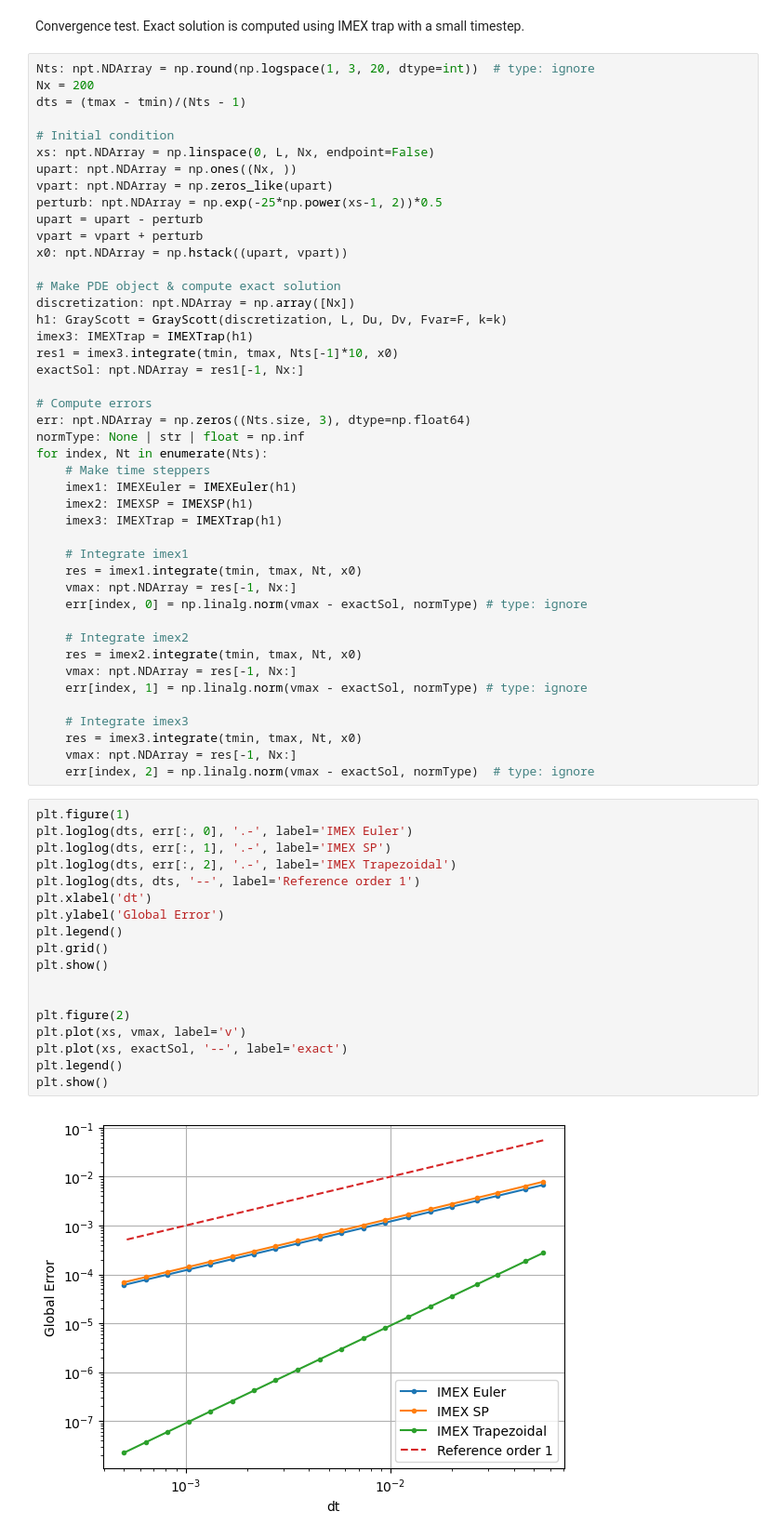
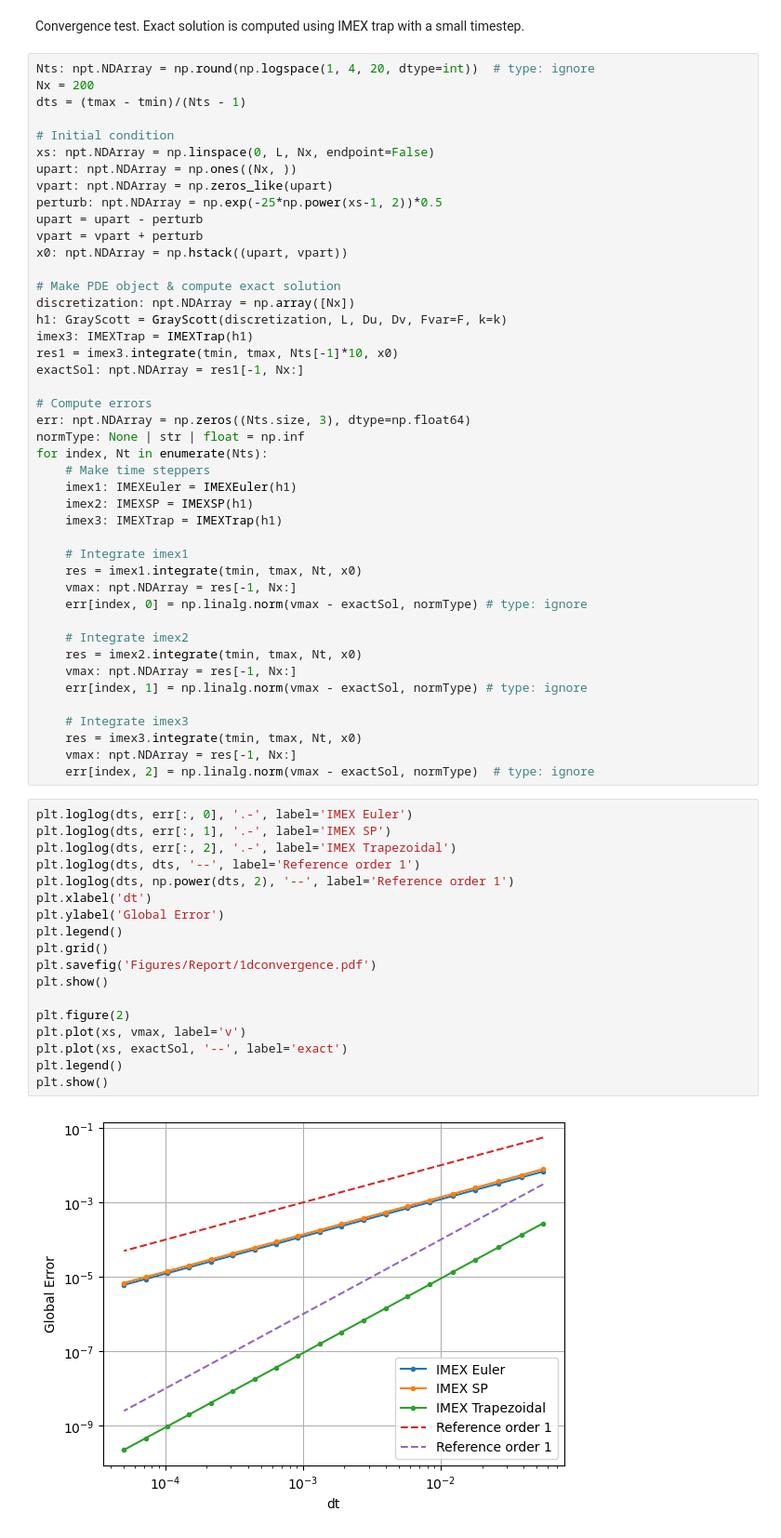
Before and after one commit to KlaasWillems/CMFAA_ReactionDiffusion, a Jupyter notebook: convergenceTest1D.ipynb, the cells around one changed output. Shown: that part at 93% size. Cells and saved outputs as stored; diff of their text form.

```diff
--- a/convergenceTest1D.ipynb
+++ b/convergenceTest1D.ipynb
@@ -51,7 +51,7 @@ imex1.plot(discretization, -1, L)
 # %% [markdown]
 Convergence test. Exact solution is computed using IMEX trap with a small timestep.
 # %%
-Nts: npt.NDArray = np.round(np.logspace(1, 3, 20, dtype=int))  # type: ignore
+Nts: npt.NDArray = np.round(np.logspace(1, 4, 20, dtype=int))  # type: ignore
 Nx = 200
 dts = (tmax - tmin)/(Nts - 1)
 
@@ -95,23 +95,23 @@ for index, Nt in enumerate(Nts):
     vmax: npt.NDArray = res[-1, Nx:]
     err[index, 2] = np.linalg.norm(vmax - exactSol, normType)  # type: ignore
 # %%
-plt.figure(1)
 plt.loglog(dts, err[:, 0], '.-', label='IMEX Euler')
 plt.loglog(dts, err[:, 1], '.-', label='IMEX SP')
 plt.loglog(dts, err[:, 2], '.-', label='IMEX Trapezoidal')
 plt.loglog(dts, dts, '--', label='Reference order 1')
+plt.loglog(dts, np.power(dts, 2), '--', label='Reference order 1')
 plt.xlabel('dt')
 plt.ylabel('Global Error')
 plt.legend()
 plt.grid()
+plt.savefig('Figures/Report/1dconvergence.pdf')
 plt.show()
-
 
 plt.figure(2)
 plt.plot(xs, vmax, label='v')
 plt.plot(xs, exactSol, '--', label='exact')
 plt.legend()
 plt.show()
 # %% [output]
-[figure, old version]
+[figure, new version]
 [figure]
```
Also changed, not shown: 1 other file.
